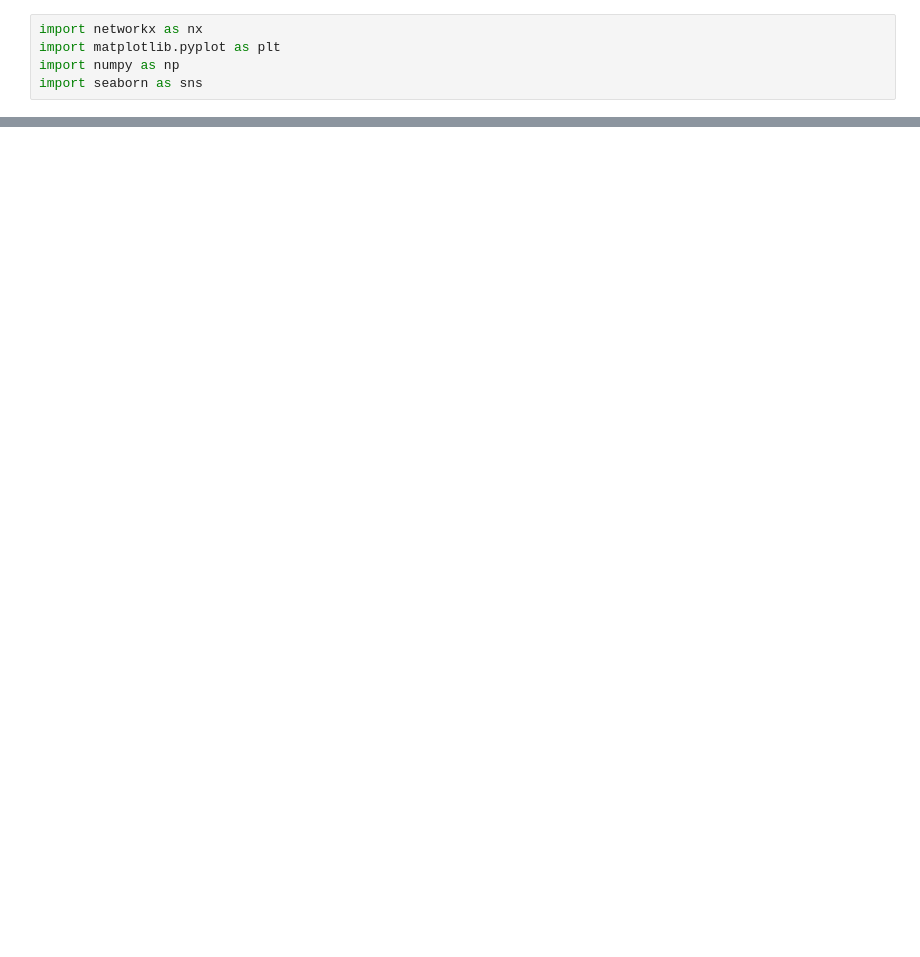
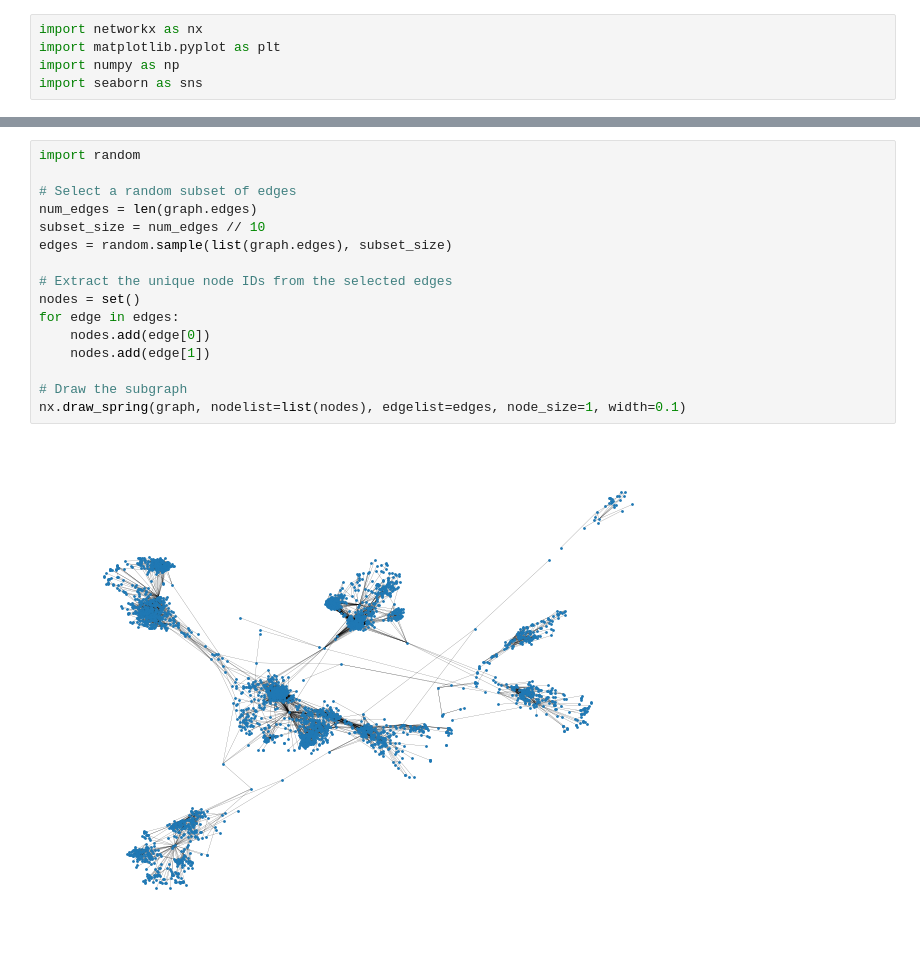
Before and after one commit to mostafa-ja/Complex_Networks, a Jupyter notebook: assignment4/main2.ipynb, the cells around one changed output, grey strips where cells are left out. Drawn from its saved outputs; the diff is of its cells as text; blank space fills up the shorter version.

```diff
--- a/assignment4/main2.ipynb
+++ b/assignment4/main2.ipynb
@@ -94,0 +65,18 @@ average_shortest_path_length = 3.6925068496963913
+# %%
+import random
+
+# Select a random subset of edges
+num_edges = len(graph.edges)
+subset_size = num_edges // 10
+edges = random.sample(list(graph.edges), subset_size)
+
+# Extract the unique node IDs from the selected edges
+nodes = set()
+for edge in edges:
+    nodes.add(edge[0])
+    nodes.add(edge[1])
+
+# Draw the subgraph
+nx.draw_spring(graph, nodelist=list(nodes), edgelist=edges, node_size=1, width=0.1)
+# %% [output]
+[figure, added]
```
Also changed, not shown: parts of 4 cells of this notebook, 2 other files.
